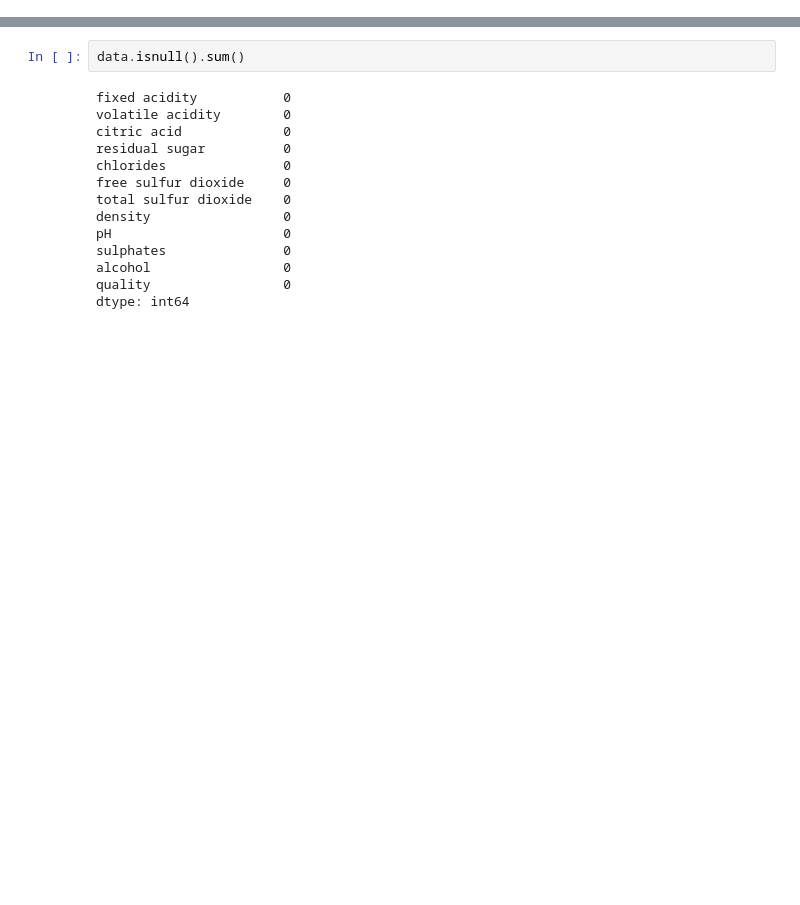
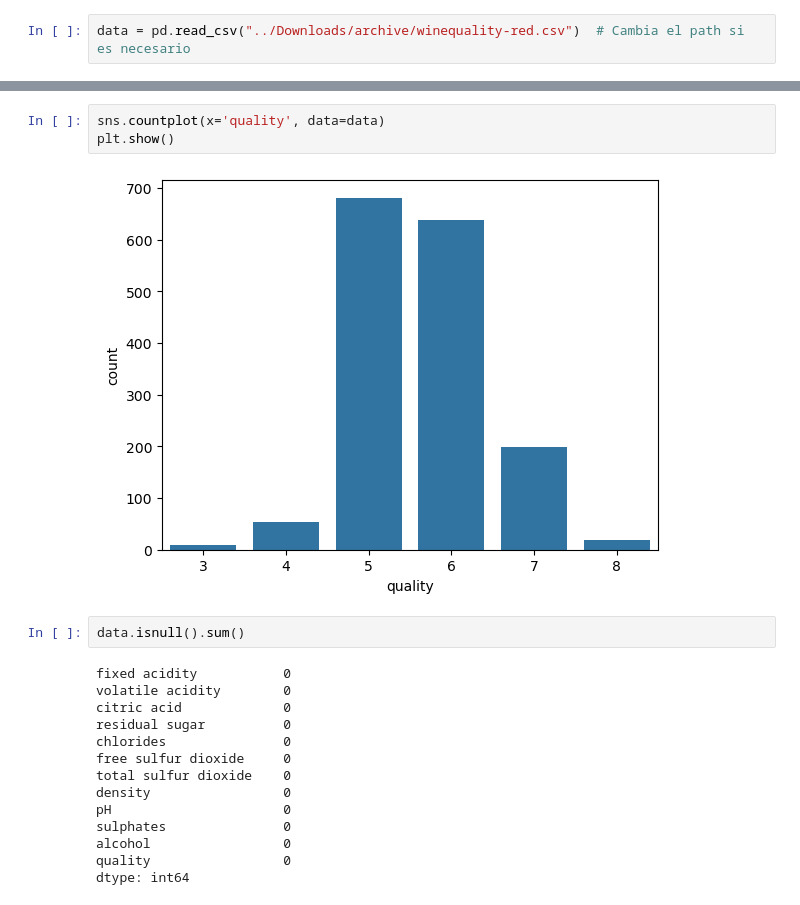
Before and after one commit to Dammte/UNAD, a Jupyter notebook: arbol_decisiones.ipynb, the cells around one changed output, grey strips where cells are left out. Drawn from its saved outputs; the diff is of its cells as text; blank space fills up the shorter version.

```diff
--- a/arbol_decisiones.ipynb
+++ b/arbol_decisiones.ipynb
@@ -15 +9,3 @@ data.head()
+# %%
+data = pd.read_csv("../Downloads/archive/winequality-red.csv")  # Cambia el path si es necesario
 # %%
@@ -27,3 +41,8 @@ data.describe()
+# %%
+sns.countplot(x='quality', data=data)
+plt.show()
+# %% [output]
+[figure, added]
 # %%
 data.isnull().sum()
 # %% [output]
```
Also changed, not shown: parts of 24 cells of this notebook.
